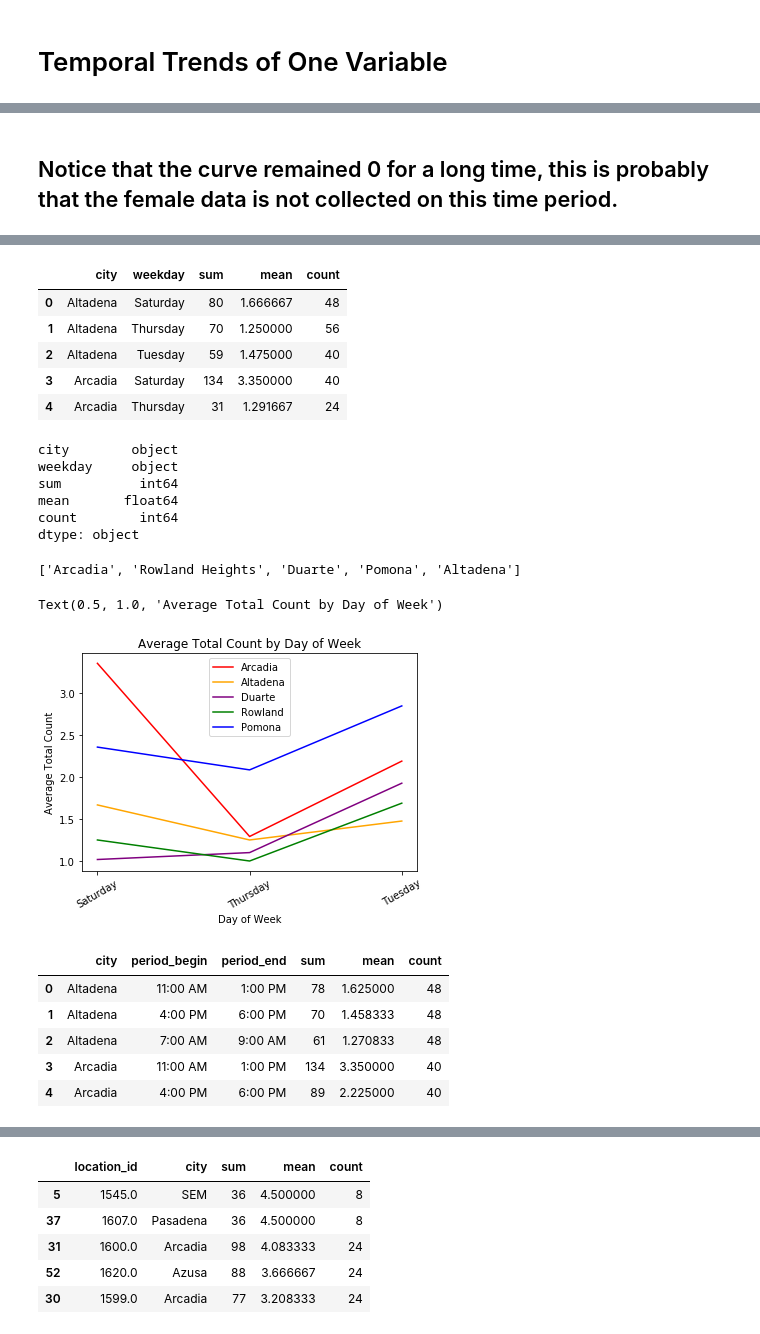
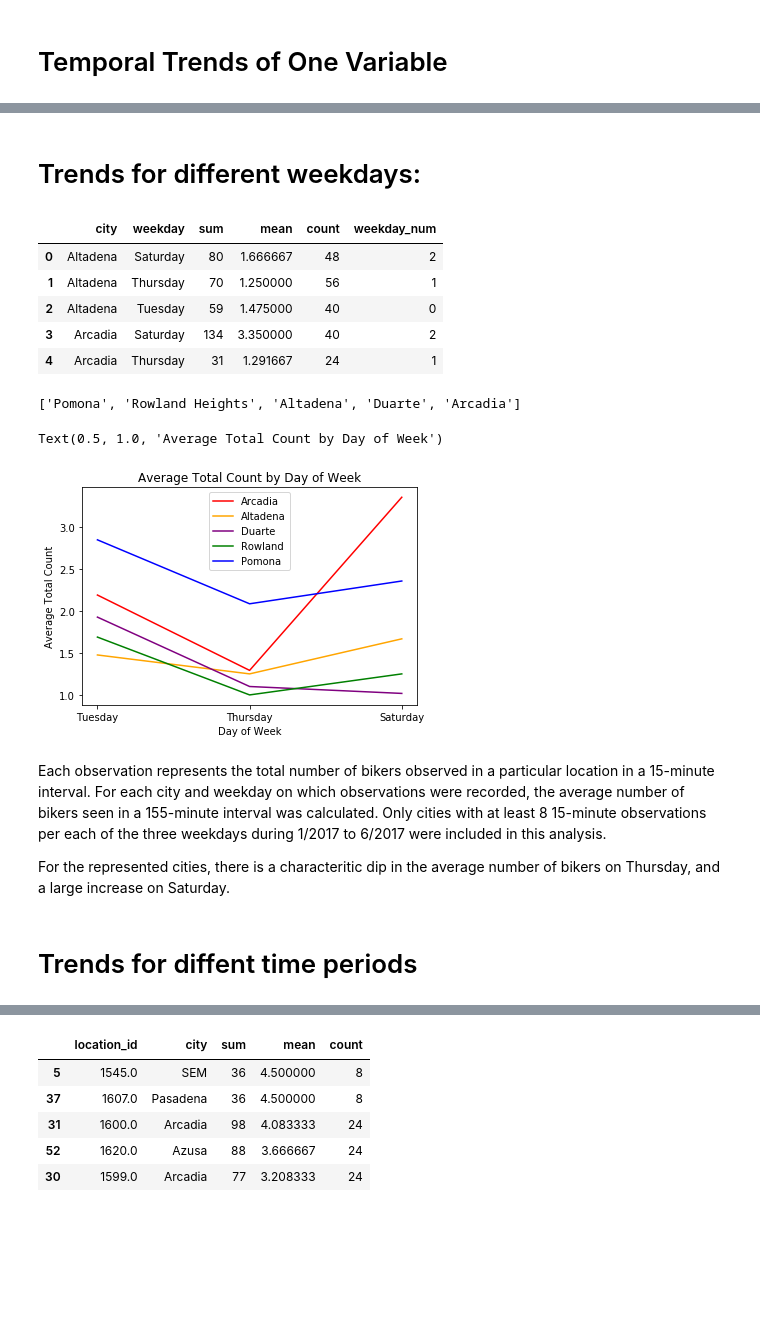
Before and after one commit to zihaoxu/BikeSGV, a Jupyter notebook: notebook/Analysis/03a-starter-code-for-temporal-trends.ipynb, the cells around one changed output, grey strips where cells are left out. Drawn from its saved outputs; the diff is of its cells as text; code cells hidden in the pictures; blank space fills up the shorter version.

Commit message:
Updated graphs, started write-up

```diff
--- a/notebook/Analysis/03a-starter-code-for-temporal-trends.ipynb
+++ b/notebook/Analysis/03a-starter-code-for-temporal-trends.ipynb
@@ -290,5 +83,3 @@ Text(0, 0.5, 'Female Percentage')
-# %% [markdown]
-## Notice that the curve remained 0 for a long time, this is probably that the female data is not collected on this time period.
 # %%
 df.head()
 # %% [output]
@@ -298,28 +89,23 @@ df.head()
 | 34 | 18084.0 | 1030.0 | Durfee Ave. | Thienes Ave. | Rush St. | 34.043525 | -118.032415 | 2017-01-17 | Tuesday | ... |
 | 35 | 18085.0 | 1030.0 | Durfee Ave. | Thienes Ave. | Rush St. | 34.043525 | -118.032415 | 2017-01-17 | Tuesday | ... |
 | 36 | 18086.0 | 1030.0 | Durfee Ave. | Thienes Ave. | Rush St. | 34.043525 | -118.032415 | 2017-01-17 | Tuesday | ... |
-# %%
-#trends for different weekdays to see if bike activity is lower on weekend vs weekday
-weekday = df.groupby(['city', 'weekday']).agg(['sum', 'mean', 'count'])['total_count'].reset_index()
-weekday.head()
-# %% [output]
-|  | city | weekday | sum | mean | count |
-| 0 | Altadena | Saturday | 80 | 1.666667 | 48 |
-| 1 | Altadena | Thursday | 70 | 1.250000 | 56 |
-| 2 | Altadena | Tuesday | 59 | 1.475000 | 40 |
-| 3 | Arcadia | Saturday | 134 | 3.350000 | 40 |
-| 4 | Arcadia | Thursday | 31 | 1.291667 | 24 |
+# %% [markdown]
+# Trends for different weekdays:
 # %%
-#drop any rows with fewer than 25 observations
+weekday = df.groupby(['city', 'weekday']).agg(['sum', 'mean', 'count'])['total_count'].reset_index()
+weekday['weekday_num'] = weekday['weekday'].replace({'Tuesday':0, 'Thursday':1, 'Saturday':2})
+#drop any rows with fewer than 23 observations
 weekday = weekday.loc[weekday['count'] > 23]
-weekday.dtypes[:]
+weekday.head()
 # %% [output]
-city        object
-weekday     object
-sum          int64
-mean       float64
-count        int64
-dtype: object
+|  | city | weekday | sum | mean | count | weekday_num |
+| 0 | Altadena | Saturday | 80 | 1.666667 | 48 | 2 |
+| 1 | Altadena | Thursday | 70 | 1.250000 | 56 | 1 |
+| 2 | Altadena | Tuesday | 59 | 1.475000 | 40 | 0 |
+| 3 | Arcadia | Saturday | 134 | 3.350000 | 40 | 2 |
+| 4 | Arcadia | Thursday | 31 | 1.291667 | 24 | 1 |
+# %%
+weekday = weekday.sort_values(by=['city', 'weekday_num'])
 # %%
 cities_dict = {}
 cities = []
@@ -335,40 +121,39 @@ for key in cities_dict.keys():
 
 print (cities)
 # %% [output]
-['Arcadia', 'Rowland Heights', 'Duarte', 'Pomona', 'Altadena']
+['Pomona', 'Rowland Heights', 'Altadena', 'Duarte', 'Arcadia']
 # %%
 Arcadia = weekday.loc[weekday['city'] == 'Arcadia']
 Altadena = weekday.loc[weekday['city'] == 'Altadena']
 Duarte = weekday.loc[weekday['city'] == 'Duarte']
 Rowland = weekday.loc[weekday['city'] == 'Rowland Heights']
 Pomona = weekday.loc[weekday['city'] == 'Pomona']
 
 %matplotlib inline
 plt.plot(Arcadia['weekday'], Arcadia['mean'], color = 'red', label = 'Arcadia')
 plt.plot(Altadena['weekday'], Altadena['mean'], color = 'orange', label = 'Altadena')
 plt.plot(Duarte['weekday'], Duarte['mean'], color = 'purple', label = 'Duarte')
 plt.plot(Rowland['weekday'], Rowland['mean'], color = 'green', label = 'Rowland')
 plt.plot(Pomona['weekday'], Pomona['mean'], color = 'blue', label = 'Pomona')
-plt.xticks(rotation = 30)
 plt.legend()
 plt.xlabel('Day of Week')
 plt.ylabel('Average Total Count')
 plt.title("Average Total Count by Day of Week")
 # %% [output]
 Text(0.5, 1.0, 'Average Total Count by Day of Week')
-[figure, old version]
+[figure, new version]
+# %% [markdown]
+Each observation represents the total number of bikers observed in a particular location in a 15-minute interval. For each city and weekday on which observations were recorded, the average number of bikers seen in a 155-minute interval was calculated. Only cities with at least 8 15-minute observations per each of the three weekdays during 1/2017 to 6/2017 were included in this analysis.
+
+For the represented cities, there is a characteritic dip in the average number of bikers on Thursday, and a large increase on Saturday.
+# %% [markdown]
+#  Trends for diffent time periods
 # %%
 #trends for different time periods
 city = df.groupby(['city', 'period_begin', 'period_end']).agg(['sum', 'mean', 'count'])['total_count'].reset_index()
 city = city.loc[city['count'] > 23]
-city.head()
+city['time_num'] = city['period_begin'].replace({'7:00 AM':0, '11:00 AM':1, '4:00 PM':2})
+city = city.sort_values(by=['city', 'time_num'])
-# %% [output]
-|  | city | period_begin | period_end | sum | mean | count |
-| 0 | Altadena | 11:00 AM | 1:00 PM | 78 | 1.625000 | 48 |
-| 1 | Altadena | 4:00 PM | 6:00 PM | 70 | 1.458333 | 48 |
-| 2 | Altadena | 7:00 AM | 9:00 AM | 61 | 1.270833 | 48 |
-| 3 | Arcadia | 11:00 AM | 1:00 PM | 134 | 3.350000 | 40 |
-| 4 | Arcadia | 4:00 PM | 6:00 PM | 89 | 2.225000 | 40 |
 # %%
 cities_dict = {}
 cities = []
```
Also changed, not shown: parts of 33 cells of this notebook.
